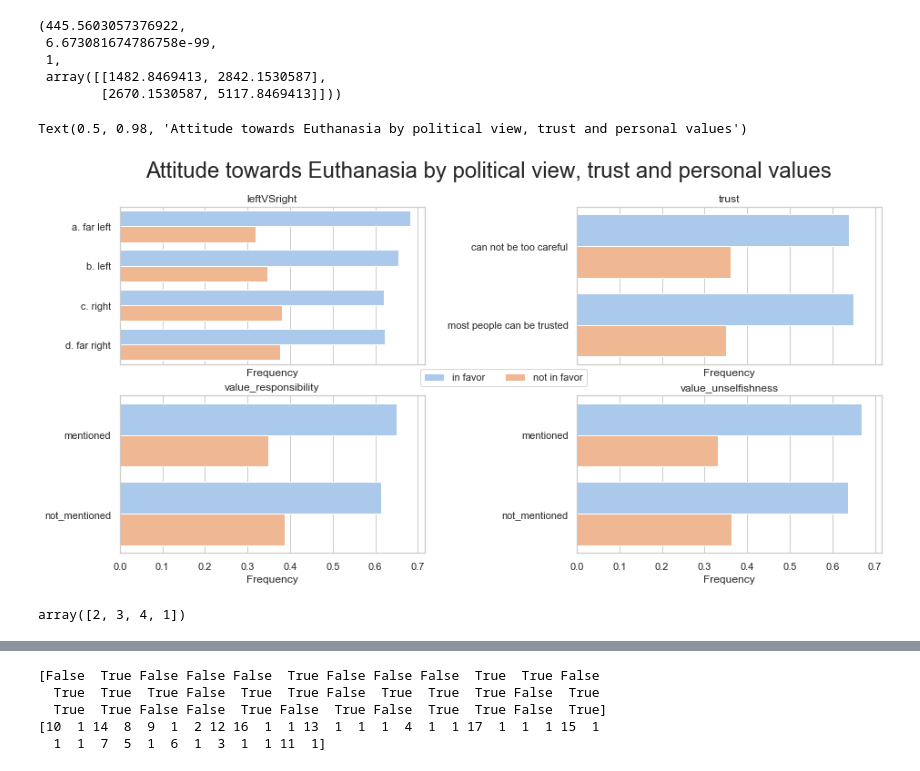
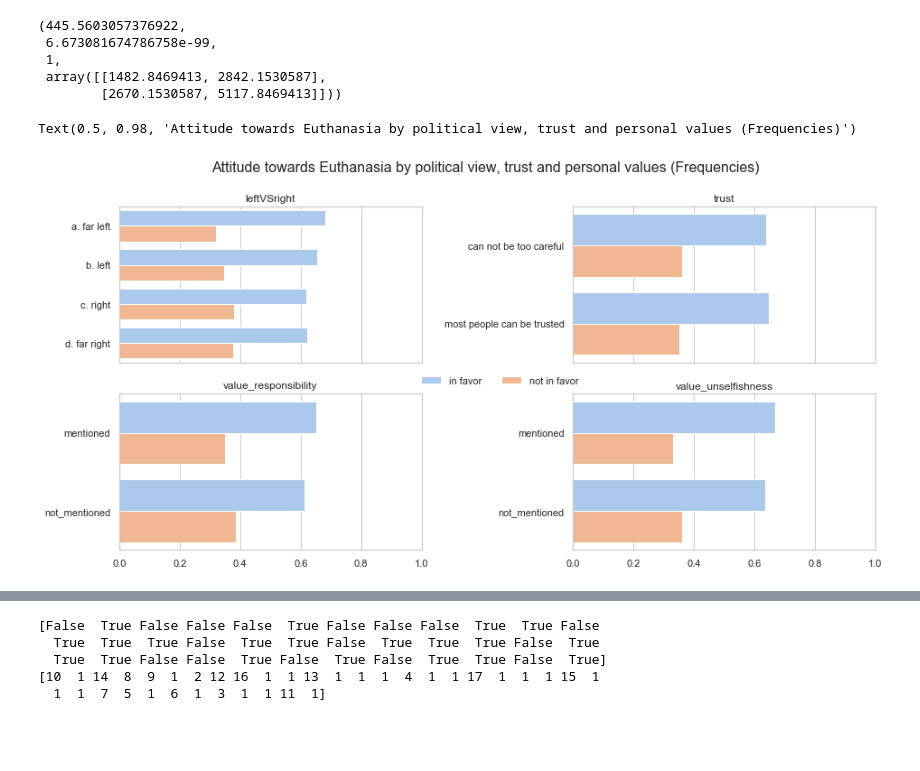
Before and after one commit to michaelEbner/mm_sandiego_final_project_python, a Jupyter notebook: final_project.ipynb, the cells around one changed output, grey strips where cells are left out. Cells and saved outputs as stored; diff of their text form; code cells hidden in the pictures; blank space fills up the shorter version.

```diff
--- a/final_project.ipynb
+++ b/final_project.ipynb
@@ -296,20 +299,22 @@ print('before: ',before,' after:', after, ' diff:', before - after)
 # %% [output]
 before:  14858  after: 12113  diff: 2745
 # %%
+#bivariate analysis
 fig, axes = plt.subplots(2, 2, figsize=(15, 7),sharex=True)
 
 sns.set(style="whitegrid")
 d = df_working
 
 d['frequency'] = 0 # a dummy column to refer to
-for col, ax in zip(['country', 'age','urban','gender'], axes.flatten()):
+for col, ax in zip(['country', 'age ',"respondent's education",'gender'], axes.flatten()):
     counts = d.groupby([col, 'justify_euthanasia']).count()
     freq_per_group = counts.div(counts.groupby(col).transform('sum')).reset_index()
     sns.barplot(y=col, x='frequency', hue='justify_euthanasia', data=freq_per_group, ax=ax, palette="pastel", hue_order = ['in favor', 'not in favor'],errwidth=.5)
     #ax.legend(handles, labels, loc='lower right', ncol=3, bbox_to_anchor=(1.25,1))
-    ax.set(title = col, xlabel='Frequency', ylabel='')
+    ax.set(title = col, xlabel='', ylabel='')
     ax.legend_.remove()
-ax.legend(ncol=3, bbox_to_anchor=(0.10, 1.17))
+    ax.set_xlim(0, 1)
+ax.legend(ncol=3, bbox_to_anchor=(0.10, 1.17),frameon=False)
 
-fig.suptitle('Attitude towards Euthanasia by selected socio demographic variables', fontsize=16)
+fig.suptitle('Attitude towards Euthanasia by selected socio demographic variables (Frequencies)', fontsize=16)
 # %% [output]
@@ -318,4 +323,5 @@ Text(0.5, 0.98, 'Attitude towards Euthanasia by selected socio demographic varia
 # %%
+#bivariate analysis
 fig, axes = plt.subplots(2, 2, figsize=(15, 9),sharex=True)
 fig.subplots_adjust(left=None, bottom=None, right=None, top=None, wspace=0.3, hspace=None)
 
@@ -330,7 +336,8 @@ for col, ax in zip(['income', 'children','health_professional','education'], axe
     #ax.legend(handles, labels, loc='lower right', ncol=3, bbox_to_anchor=(1.25,1))
     ax.set(title = col, xlabel='Frequency', ylabel='')
     ax.legend_.remove()
-ax.legend(ncol=3, bbox_to_anchor=(0.10, 1.15))
+    ax.set_xlim(0, 1)
+ax.legend(ncol=3, bbox_to_anchor=(0.10, 1.17),frameon=False)
 
 fig.suptitle('Attitude towards Euthanasia by socio demographic variables showing bivariate effects', fontsize=24)
 # %% [output]
@@ -339,19 +346,21 @@ Text(0.5, 0.98, 'Attitude towards Euthanasia by socio demographic variables show
 # %%
+#bivariate analysis
 fig, axes = plt.subplots(2, 2, figsize=(15, 7),sharex=True)
-fig.subplots_adjust(left=None, bottom=None, right=None, top=None, wspace=0.6, hspace=None)
+fig.subplots_adjust(left=None, bottom=None, right=None, top=None, wspace=0.3, hspace=None)
 
 sns.set(style="whitegrid")
 d = df_working
 
 d['frequency'] = 0 # a dummy column to refer to
-for col, ax in zip(['religious denomination binary','religious denomination','religious person','importance of religion'], axes.flatten()):
+for col, ax in zip(['belongs to a religious denomination','religious denomination','religious person','importance of religion'], axes.flatten()):
     counts = d.groupby([col, 'justify_euthanasia']).count()
     freq_per_group = counts.div(counts.groupby(col).transform('sum')).reset_index()
     sns.barplot(y=col, x='frequency', hue='justify_euthanasia', data=freq_per_group, ax=ax, palette="pastel", hue_order = ['in favor', 'not in favor'],errwidth=.5)
     #ax.legend(handles, labels, loc='lower right', ncol=3, bbox_to_anchor=(1.25,1))
-    ax.set(title = col, xlabel='Frequency', ylabel='')
+    ax.set(title = col, xlabel='', ylabel='')
     ax.legend_.remove()
-ax.legend(ncol=3, bbox_to_anchor=(0.00, 1.20))
+    ax.set_xlim(0, 1)
+ax.legend(ncol=3, bbox_to_anchor=(0.10, 1.17),frameon=False)
 
-fig.suptitle("Attitude towards Euthanasia by variables related to a person's religious believe", fontsize=16)
+fig.suptitle("Attitude towards Euthanasia by variables related to a person's religious believe (Frequencies)", fontsize=16)
 # %% [output]
@@ -360,4 +369,5 @@ Text(0.5, 0.98, "Attitude towards Euthanasia by variables related to a person's
 # %%
+#bivariate analysis
 fig, axes = plt.subplots(2, 2, figsize=(15, 9),sharex=True)
 fig.subplots_adjust(left=None, bottom=None, right=None, top=None, wspace=0.3, hspace=None)
 
@@ -371,8 +381,8 @@ for col, ax in zip(['value_manners', 'value_independence','value_responsibility'
     sns.barplot(y=col, x='frequency', hue='justify_euthanasia', data=freq_per_group, ax=ax, palette="pastel", hue_order = ['in favor', 'not in favor'],errwidth=.5)
     #ax.legend(handles, labels, loc='lower right', ncol=3, bbox_to_anchor=(1.25,1))
     ax.set(title = col, xlabel='Frequency', ylabel='')
-    ax.legend_.remove()
-ax.legend(ncol=3, bbox_to_anchor=(0.25, 1.15))
+    ax.set_xlim(0, 1)
+ax.legend(ncol=3, bbox_to_anchor=(0.10, 1.17),frameon=False)
 
 fig.suptitle('Attitude towards Euthanasia by emphasized values I', fontsize=24)
 # %% [output]
@@ -417,30 +407,28 @@ chisq_of_df_cols(df_working, 'rel_denomination_binary_num', 'justify_euthanasia_
  array([[1482.8469413, 2842.1530587],
         [2670.1530587, 5117.8469413]]))
 # %%
+#bivariate analysis
 fig, axes = plt.subplots(2, 2, figsize=(15, 7),sharex=True)
 fig.subplots_adjust(left=None, bottom=None, right=None, top=None, wspace=0.5, hspace=None)
 
 sns.set(style="whitegrid")
 d = df_working
 
 d['frequency'] = 0 # a dummy column to refer to
 for col, ax in zip(['leftVSright','trust',  'value_responsibility','value_unselfishness'], axes.flatten()):
     counts = d.groupby([col, 'justify_euthanasia']).count()
     freq_per_group = counts.div(counts.groupby(col).transform('sum')).reset_index()
     sns.barplot(y=col, x='frequency', hue='justify_euthanasia', data=freq_per_group, ax=ax, palette="pastel", hue_order = ['in favor', 'not in favor'],errwidth=.5)
     #ax.legend(handles, labels, loc='lower right', ncol=3, bbox_to_anchor=(1.25,1))
-    ax.set(title = col, xlabel='Frequency', ylabel='')
+    ax.set(title = col, xlabel='', ylabel='')
     ax.legend_.remove()
-ax.legend(ncol=3, bbox_to_anchor=(0.05, 1.20))
+    ax.set_xlim(0, 1)
+ax.legend(ncol=3, bbox_to_anchor=(0.05, 1.17),frameon=False)
 
-fig.suptitle('Attitude towards Euthanasia by political view, trust and personal values', fontsize=24)
+fig.suptitle('Attitude towards Euthanasia by political view, trust and personal values (Frequencies)', fontsize=16)
 # %% [output]
-Text(0.5, 0.98, 'Attitude towards Euthanasia by political view, trust and personal values')
+Text(0.5, 0.98, 'Attitude towards Euthanasia by political view, trust and personal values (Frequencies)')
-[figure, old version]
+[figure, new version]
-# %%
-df_working['leftVSright_num'].unique()
-# %% [output]
-array([2, 3, 4, 1])
 # %%
 #one hot encoding
 onehot_rel_denomination = pd.get_dummies(df_working['rel_denomination'])
```
Also changed, not shown: parts of 22 cells of this notebook, 4 other files.
